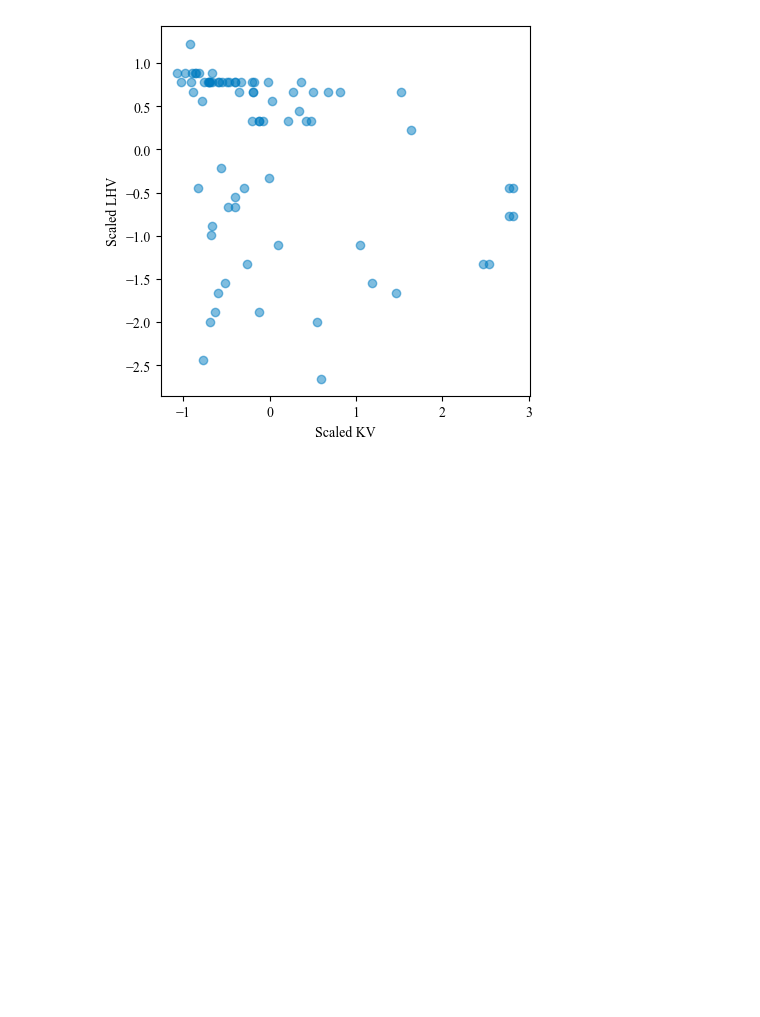
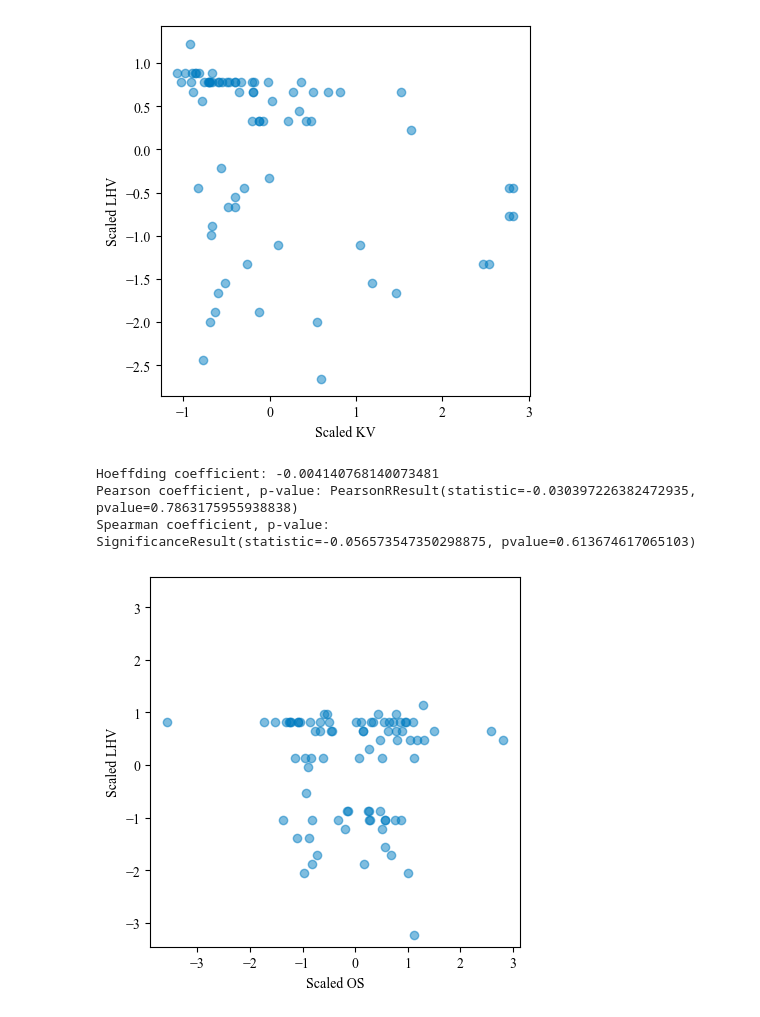
Before and after one commit to ECRL/publication_procedures, a Jupyter notebook: terpenes/correlation/calculate_and_plot.ipynb, the cells around one changed output. Saved outputs shown, nothing was run; the diff lists cells and outputs as text; code cells hidden in the pictures; blank space fills up the shorter version.

Commit message:
Add octane sensitivity to workflow

```diff
--- a/terpenes/correlation/calculate_and_plot.ipynb
+++ b/terpenes/correlation/calculate_and_plot.ipynb
@@ -918,3 +918,68 @@ Hoeffding coefficient: 0.07992733631252016
 Pearson coefficient, p-value: PearsonRResult(statistic=-0.3268157057082832, pvalue=0.003958262479342318)
 Spearman coefficient, p-value: SignificanceResult(statistic=-0.4924108595627086, pvalue=6.237495272750431e-06)
 [figure]
+# %%
+##############
+### OS/LHV ###
+##############
+
+
+PROPERTY_1_1 = "properties.research_octane_number.value"
+PROPERTY_1_2 = "properties.motor_octane_number.value"
+PROPERTY_1 = "properties.os.value"
+PROPERTY_2 = "properties.lhv.value"
+PROP_SHORTHAND_1 = "os"
+PROP_SHORTHAND_2 = "lhv"
+
+compounds_1 = [r for r in rows if r[PROPERTY_1_1] != "-"]
+for c in compounds_1:
+    c["properties.os.value"] = float(c[PROPERTY_1_1]) - float(c[PROPERTY_1_2])
+_smiles_lhv, _lhv = load_lhv()
+compounds_2 = [
+    {
+        "canonical_smiles": _smiles_lhv[i],
+        "properties.lhv.value": _lhv[i][0]
+    } for i in range(len(_smiles_lhv))
+]
+
+_d1, _d2 = get_overlapping_compounds(compounds_1, compounds_2)
+data_1 = [[float(r[PROPERTY_1])] for r in _d1]
+data_2 = [[float(r[PROPERTY_2])] for r in _d2]
+
+scalar_1 = StandardScaler()
+scalar_1.fit(data_1)
+scalar_2 = StandardScaler()
+scalar_2.fit(data_2)
+
+data_1_scaled = scalar_1.transform(data_1)
+data_2_scaled = scalar_2.transform(data_2)
+
+_hoef = hoeffdingd(
+    np.array([d[0] for d in data_1_scaled]),
+    np.array([d[0] for d in data_2_scaled])
+)
+_pear = pearsonr(
+    np.array([d[0] for d in data_1_scaled]),
+    np.array([d[0] for d in data_2_scaled])
+)
+_spear = spearmanr(
+    np.array([d[0] for d in data_1_scaled]),
+    np.array([d[0] for d in data_2_scaled])
+)
+print(f"Hoeffding coefficient: {_hoef}")
+print(f"Pearson coefficient, p-value: {_pear}")
+print(f"Spearman coefficient, p-value: {_spear}")
+
+plt.clf()
+plt.rcParams["font.family"] = "Times New Roman"
+plt.xlabel(f"Scaled {PROP_SHORTHAND_1.upper()}")
+plt.ylabel(f"Scaled {PROP_SHORTHAND_2.upper()}")
+plt.scatter(data_1_scaled, data_2_scaled, alpha=0.5, color=(0, 114/235, 178/235))
+plt.axis("square")
+plt.savefig(f"figures/{PROP_SHORTHAND_1}_{PROP_SHORTHAND_2}.png", dpi=256)
+plt.show()
+# %% [output]
+Hoeffding coefficient: -0.004140768140073481
+Pearson coefficient, p-value: PearsonRResult(statistic=-0.030397226382472935, pvalue=0.7863175955938838)
+Spearman coefficient, p-value: SignificanceResult(statistic=-0.056573547350298875, pvalue=0.613674617065103)
+[figure, added]
```
Also changed, not shown: parts of 5 cells of this notebook, 24 other files.
